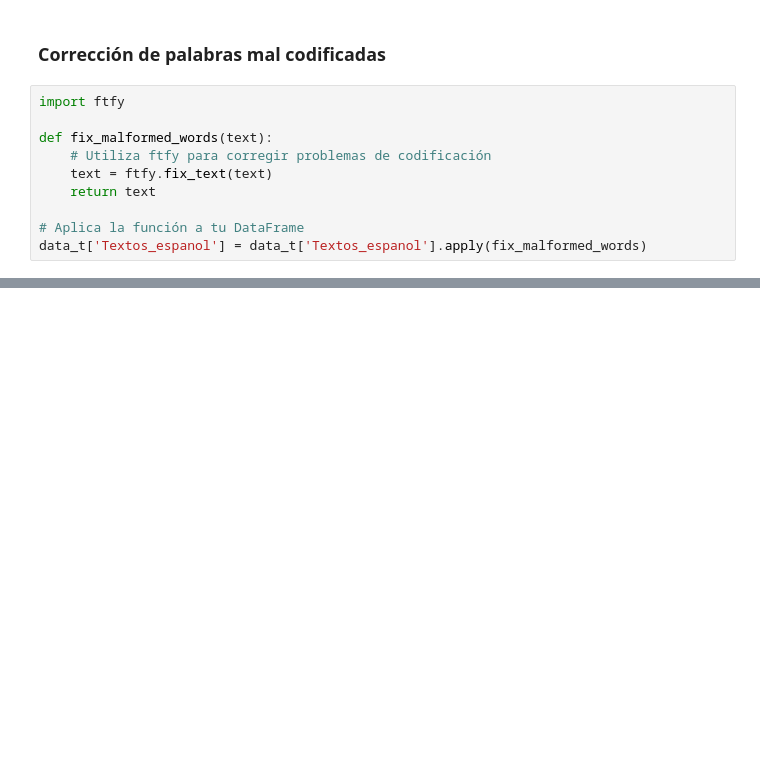
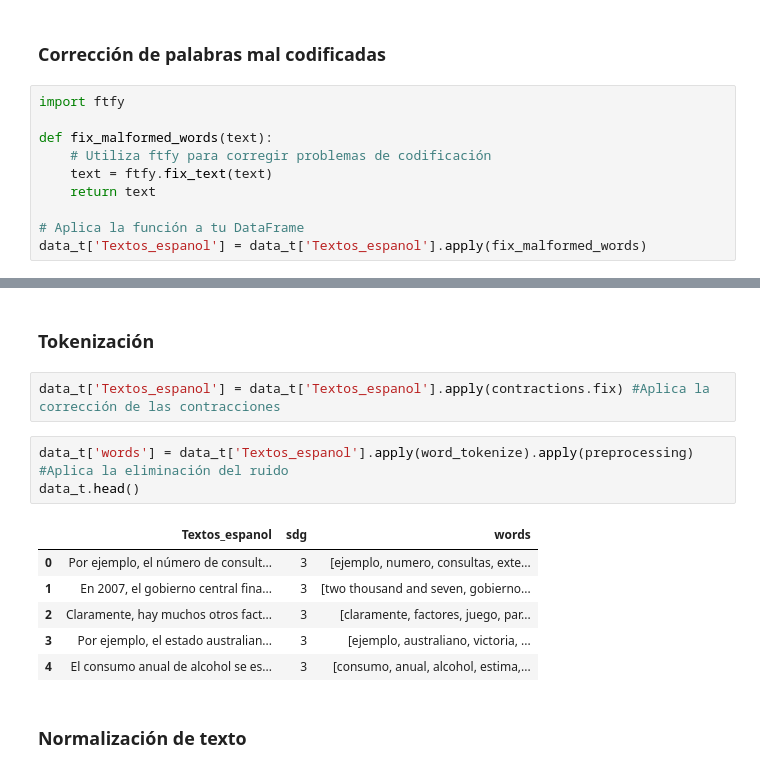
Before and after one commit to pdazad/ProyectoBI-G17, a Jupyter notebook: Etapa1/Fases/Modelado/AnalisisTextosODS.ipynb, the cells around one changed output, grey strips where cells are left out. Cells and saved outputs as stored; diff of their text form; blank space fills up the shorter version.

```diff
--- a/Etapa1/Fases/Modelado/AnalisisTextosODS.ipynb
+++ b/Etapa1/Fases/Modelado/AnalisisTextosODS.ipynb
@@ -193,0 +264,16 @@ data_t.sample(5)
+# %% [markdown]
+### Tokenización
+# %%
+data_t['Textos_espanol'] = data_t['Textos_espanol'].apply(contractions.fix) #Aplica la corrección de las contracciones
+# %%
+data_t['words'] = data_t['Textos_espanol'].apply(word_tokenize).apply(preprocessing) #Aplica la eliminación del ruido
+data_t.head()
+# %% [output]
+|  | Textos_espanol | sdg | words |
+| 0 | Por ejemplo, el número de consult... | 3 | [ejemplo, numero, consultas, exte... |
+| 1 | En 2007, el gobierno central fina... | 3 | [two thousand and seven, gobierno... |
+| 2 | Claramente, hay muchos otros fact... | 3 | [claramente, factores, juego, par... |
+| 3 | Por ejemplo, el estado australian... | 3 | [ejemplo, australiano, victoria, ... |
+| 4 | El consumo anual de alcohol se es... | 3 | [consumo, anual, alcohol, estima,... |
+# %% [markdown]
+### Normalización de texto
```
Also changed, not shown: parts of 10 cells of this notebook.
